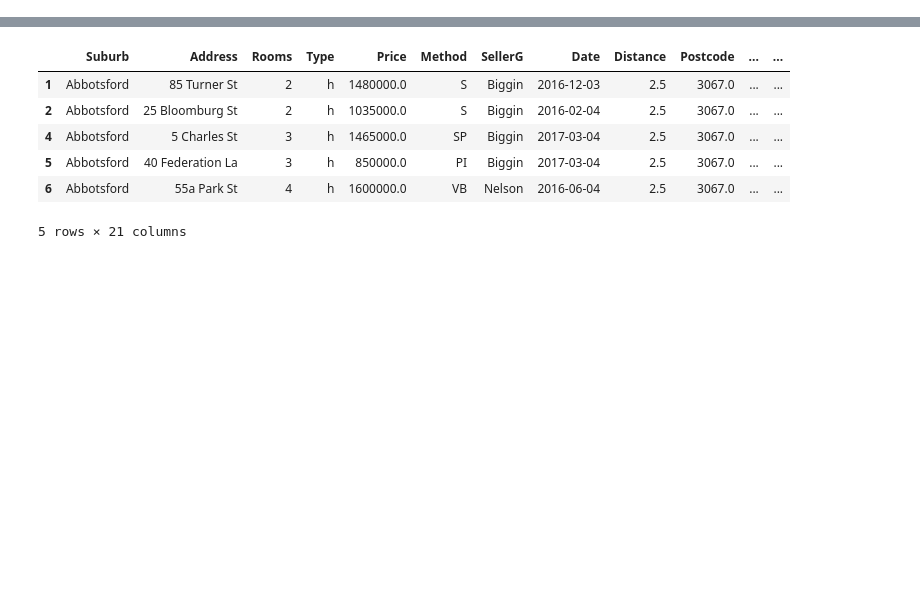
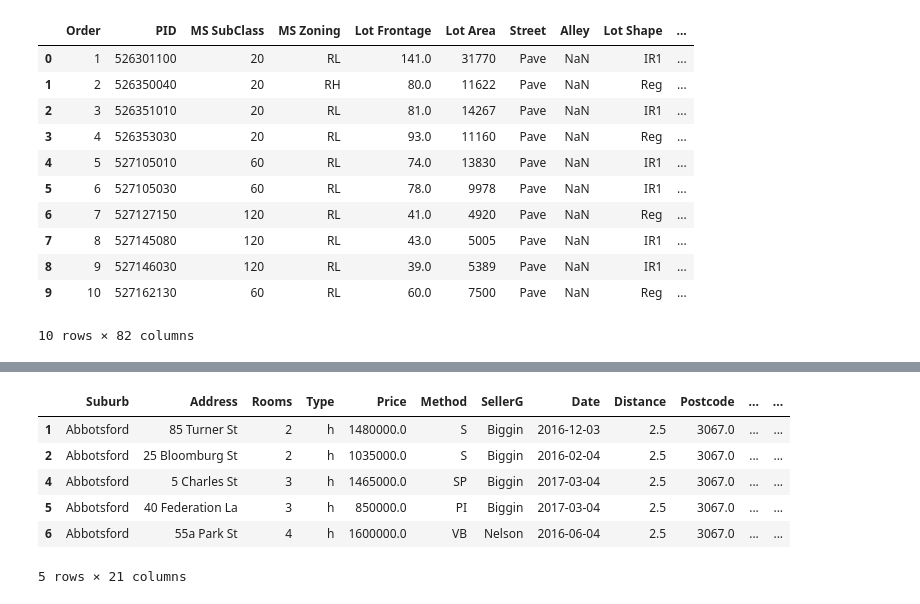
Before and after one commit to MaCoZu/python_notebooks, a Jupyter notebook: Pandas/Pandas_essentials.ipynb, the cells around one changed output, grey strips where cells are left out. Drawn from its saved outputs; the diff is of its cells as text; code cells hidden in the pictures; blank space fills up the shorter version.

```diff
--- a/2.2_pandas_essentials.ipynb
+++ b/Pandas/Pandas_essentials.ipynb
@@ -25,0 +35,21 @@ df.describe()
+# %%
+# select rows
+df.sample(5)
+df[29:35]
+df[:10]
+df[2920:]
+df[:]
+df[2930:2920:-1]
+# %% [output]
+|  | Order | PID | MS SubClass | MS Zoning | Lot Frontage | Lot Area | Street | Alley | Lot Shape | ... |
+| 0 | 1 | 526301100 | 20 | RL | 141.0 | 31770 | Pave | NaN | IR1 | ... |
+| 1 | 2 | 526350040 | 20 | RH | 80.0 | 11622 | Pave | NaN | Reg | ... |
+| 2 | 3 | 526351010 | 20 | RL | 81.0 | 14267 | Pave | NaN | IR1 | ... |
+| 3 | 4 | 526353030 | 20 | RL | 93.0 | 11160 | Pave | NaN | Reg | ... |
+| 4 | 5 | 527105010 | 60 | RL | 74.0 | 13830 | Pave | NaN | IR1 | ... |
+| 5 | 6 | 527105030 | 60 | RL | 78.0 | 9978 | Pave | NaN | IR1 | ... |
+| 6 | 7 | 527127150 | 120 | RL | 41.0 | 4920 | Pave | NaN | Reg | ... |
+| 7 | 8 | 527145080 | 120 | RL | 43.0 | 5005 | Pave | NaN | IR1 | ... |
+| 8 | 9 | 527146030 | 120 | RL | 39.0 | 5389 | Pave | NaN | IR1 | ... |
+| 9 | 10 | 527162130 | 60 | RL | 60.0 | 7500 | Pave | NaN | Reg | ... |
+10 rows × 82 columns
```
Also changed, not shown: parts of 11 cells of this notebook, 10 other files.
